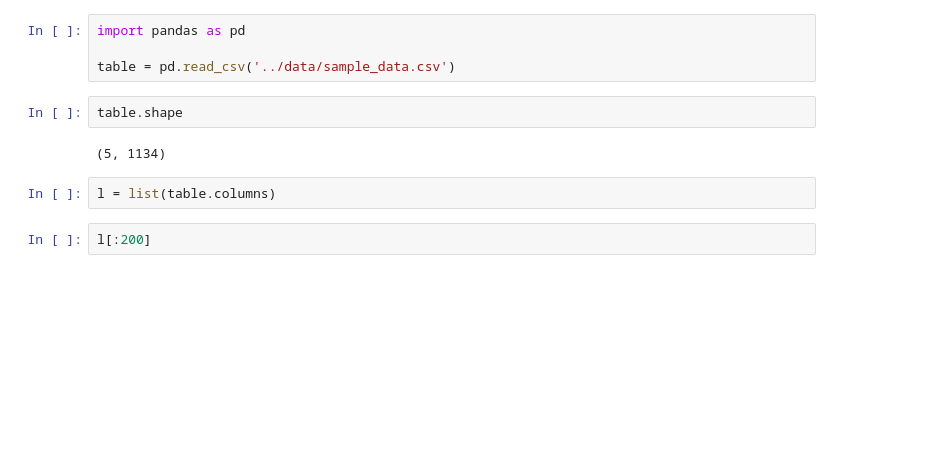
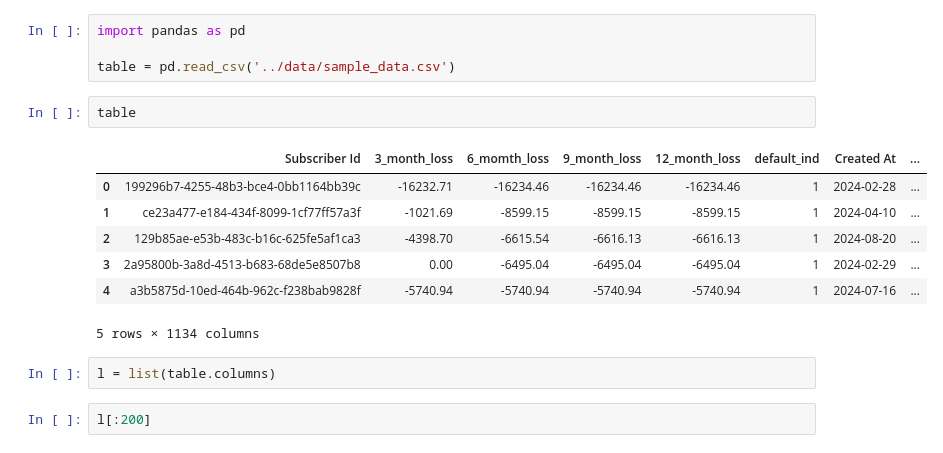
Before and after one commit to wuyaqi55/flexcar_incidents, a Jupyter notebook: test.ipynb, the cells around one changed output. Cells and saved outputs as stored; diff of their text form; blank space fills up the shorter version.

```diff
--- a/test.ipynb
+++ b/test.ipynb
@@ -3,9 +12,15 @@ import pandas as pd
 
 table = pd.read_csv('../data/sample_data.csv')
 # %%
-table.shape
+table
 # %% [output]
+|  | Subscriber Id | 3_month_loss | 6_momth_loss | 9_month_loss | 12_month_loss | default_ind | Created At | ... |
+| 0 | 199296b7-4255-48b3-bce4-0bb1164bb39c | -16232.71 | -16234.46 | -16234.46 | -16234.46 | 1 | 2024-02-28 | ... |
+| 1 | ce23a477-e184-434f-8099-1cf77ff57a3f | -1021.69 | -8599.15 | -8599.15 | -8599.15 | 1 | 2024-04-10 | ... |
+| 2 | 129b85ae-e53b-483c-b16c-625fe5af1ca3 | -4398.70 | -6615.54 | -6616.13 | -6616.13 | 1 | 2024-08-20 | ... |
+| 3 | 2a95800b-3a8d-4513-b683-68de5e8507b8 | 0.00 | -6495.04 | -6495.04 | -6495.04 | 1 | 2024-02-29 | ... |
+| 4 | a3b5875d-10ed-464b-962c-f238bab9828f | -5740.94 | -5740.94 | -5740.94 | -5740.94 | 1 | 2024-07-16 | ... |
-(5, 1134)
+5 rows × 1134 columns
 # %%
 l = list(table.columns)
 # %%
```
Also changed, not shown: parts of 1 cell of this notebook, 14 other files.
